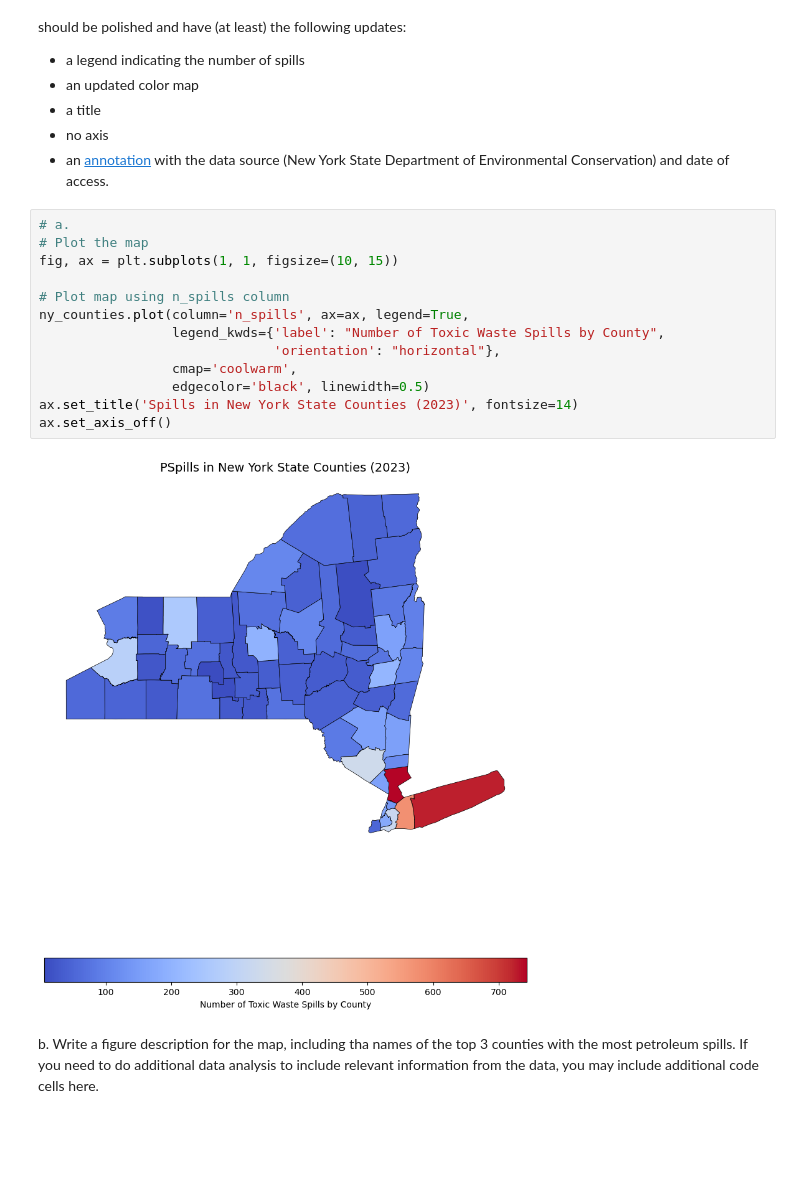
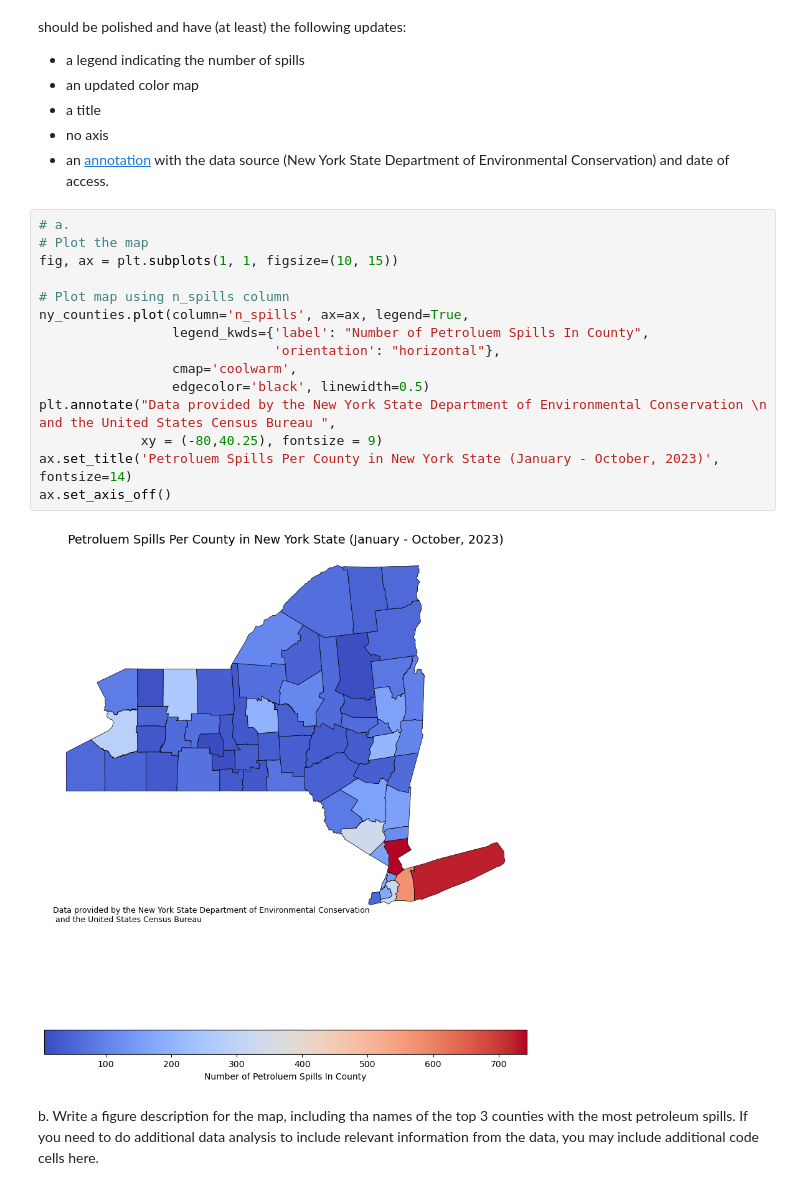
Before and after one commit to Aoverbye/eds220-hwk3, a Jupyter notebook: hwk3-task2-oil-spills.ipynb, the cells around one changed output. Drawn from its saved outputs; the diff is of its cells as text; blank space fills up the shorter version.

```diff
--- a/hwk3-task2-oil-spills.ipynb
+++ b/hwk3-task2-oil-spills.ipynb
@@ -556,18 +556,20 @@ Your map should be polished and have (at least) the following updates:
 # %%
 # a.
 # Plot the map
 fig, ax = plt.subplots(1, 1, figsize=(10, 15))
 
 # Plot map using n_spills column
 ny_counties.plot(column='n_spills', ax=ax, legend=True,
-                 legend_kwds={'label': "Number of Toxic Waste Spills by County",
+                 legend_kwds={'label': "Number of Petroluem Spills In County",
                               'orientation': "horizontal"},
                  cmap='coolwarm',
                  edgecolor='black', linewidth=0.5)
-ax.set_title('Spills in New York State Counties (2023)', fontsize=14)
+plt.annotate("Data provided by the New York State Department of Environmental Conservation \n and the United States Census Bureau ",
+             xy = (-80,40.25), fontsize = 9)
+ax.set_title('Petroluem Spills Per County in New York State (January - October, 2023)', fontsize=14)
 ax.set_axis_off()
 # %% [output]
-[figure, old version]
+[figure, new version]
 # %% [markdown]
 <!-- END QUESTION -->
 
```
Also changed, not shown: parts of 8 cells of this notebook, 1 other file.
